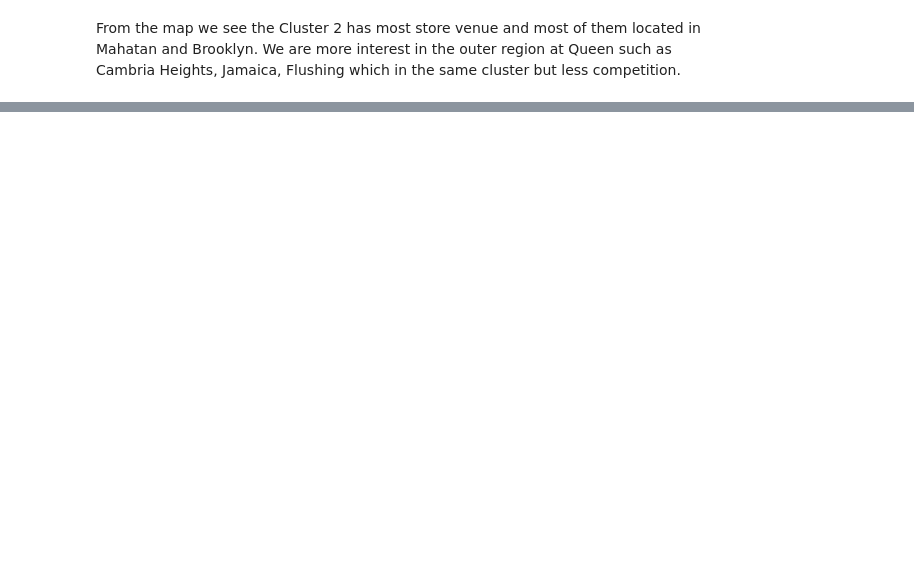
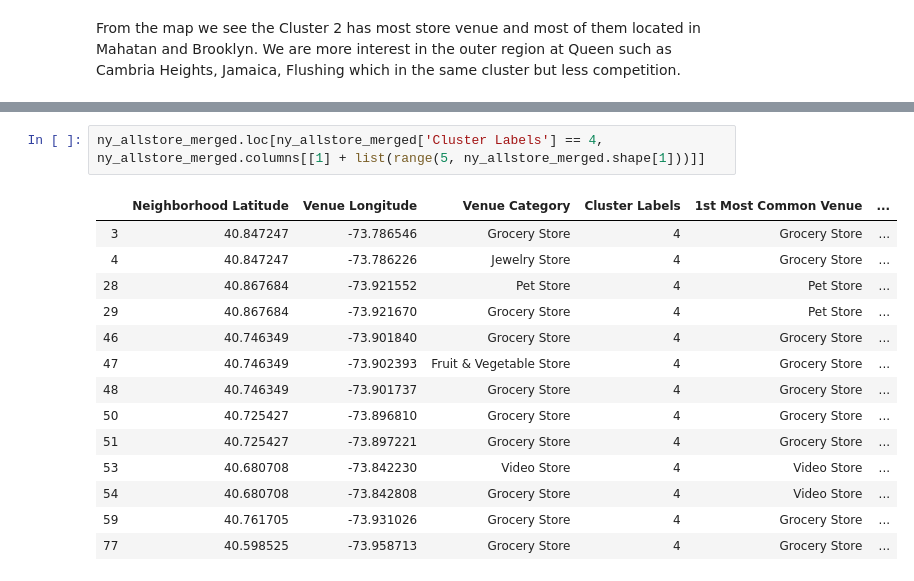
Before and after one commit to Quan-Dang-PM/Coursera_Capstone, a Jupyter notebook: The Battle of Neighborhoods (Week 4).ipynb, the cells around one changed output, grey strips where cells are left out. Drawn from its saved outputs; the diff is of its cells as text; blank space fills up the shorter version.

```diff
--- a/The Battle of Neighborhoods (Week 4).ipynb
+++ b/The Battle of Neighborhoods (Week 4).ipynb
@@ -418,0 +461,17 @@ From the map we see the Cluster 2 has most store venue and most of them located
+# %%
+ny_allstore_merged.loc[ny_allstore_merged['Cluster Labels'] == 4, ny_allstore_merged.columns[[1] + list(range(5, ny_allstore_merged.shape[1]))]]
+# %% [output]
+|  | Neighborhood Latitude | Venue Longitude | Venue Category | Cluster Labels | 1st Most Common Venue | ... |
+| 3 | 40.847247 | -73.786546 | Grocery Store | 4 | Grocery Store | ... |
+| 4 | 40.847247 | -73.786226 | Jewelry Store | 4 | Grocery Store | ... |
+| 28 | 40.867684 | -73.921552 | Pet Store | 4 | Pet Store | ... |
+| 29 | 40.867684 | -73.921670 | Grocery Store | 4 | Pet Store | ... |
+| 46 | 40.746349 | -73.901840 | Grocery Store | 4 | Grocery Store | ... |
+| 47 | 40.746349 | -73.902393 | Fruit & Vegetable Store | 4 | Grocery Store | ... |
+| 48 | 40.746349 | -73.901737 | Grocery Store | 4 | Grocery Store | ... |
+| 50 | 40.725427 | -73.896810 | Grocery Store | 4 | Grocery Store | ... |
+| 51 | 40.725427 | -73.897221 | Grocery Store | 4 | Grocery Store | ... |
+| 53 | 40.680708 | -73.842230 | Video Store | 4 | Video Store | ... |
+| 54 | 40.680708 | -73.842808 | Grocery Store | 4 | Video Store | ... |
+| 59 | 40.761705 | -73.931026 | Grocery Store | 4 | Grocery Store | ... |
+| 77 | 40.598525 | -73.958713 | Grocery Store | 4 | Grocery Store | ... |
```
Also changed, not shown: parts of 5 cells of this notebook, 2 other files.
